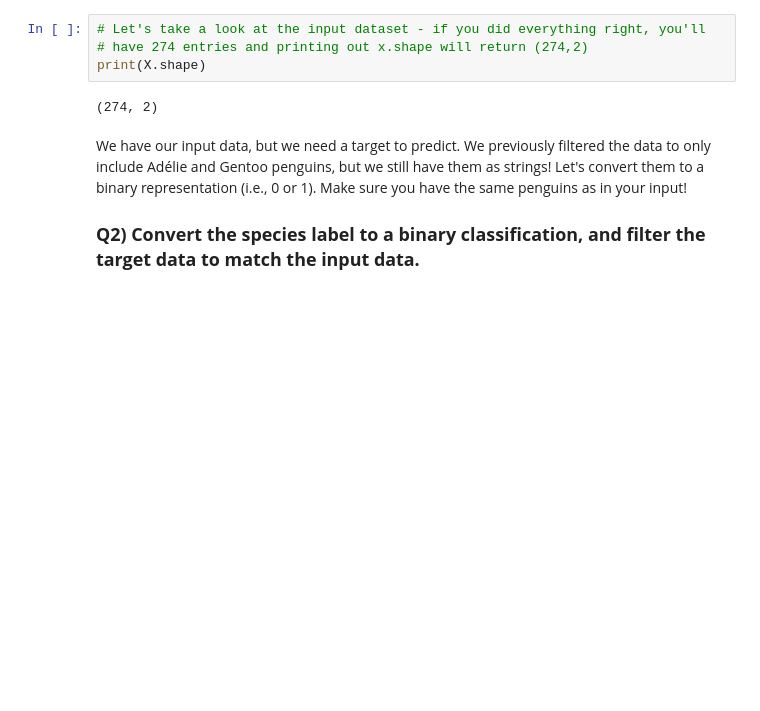
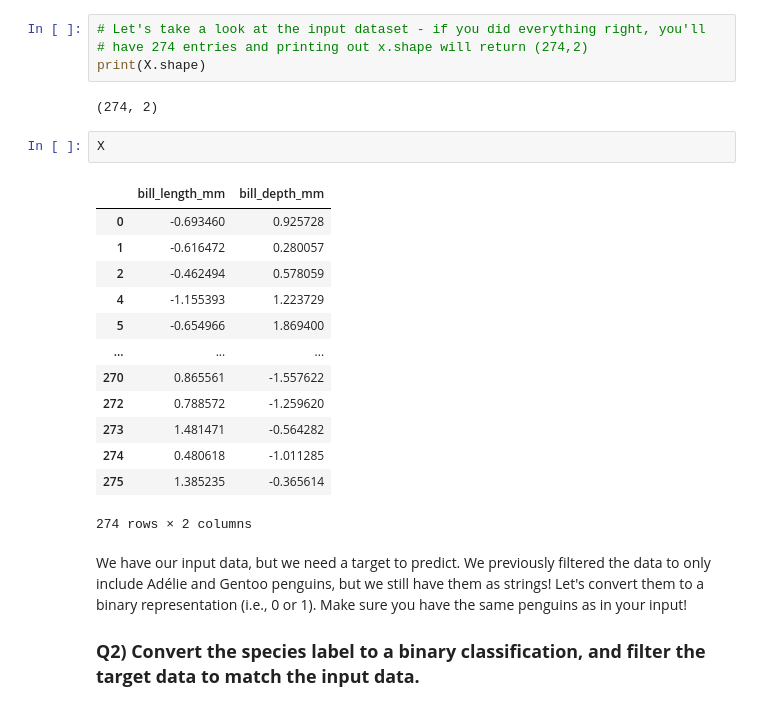
Before and after one commit to MaxHenk/2022_ML_EES, a Jupyter notebook: Labs/S1_2_Training_Models.ipynb, the cells around one changed output. Cells and saved outputs as stored; diff of their text form; blank space fills up the shorter version.

```diff
--- a/Labs/S1_2_Training_Models.ipynb
+++ b/Labs/S1_2_Training_Models.ipynb
@@ -175,6 +175,22 @@ X = (X - X.mean())/X.std()
 print(X.shape)
 # %% [output]
 (274, 2)
+# %%
+X
+# %% [output]
+|  | bill_length_mm | bill_depth_mm |
+| 0 | -0.693460 | 0.925728 |
+| 1 | -0.616472 | 0.280057 |
+| 2 | -0.462494 | 0.578059 |
+| 4 | -1.155393 | 1.223729 |
+| 5 | -0.654966 | 1.869400 |
+| ... | ... | ... |
+| 270 | 0.865561 | -1.557622 |
+| 272 | 0.788572 | -1.259620 |
+| 273 | 1.481471 | -0.564282 |
+| 274 | 0.480618 | -1.011285 |
+| 275 | 1.385235 | -0.365614 |
+274 rows × 2 columns
 # %% [markdown]
 We have our input data, but we need a target to predict. We previously filtered the data to only include Adélie and Gentoo penguins, but we still have them as strings! Let's convert them to a binary representation (i.e., 0 or 1). Make sure you have the same penguins as in your input!
 
```
Also changed, not shown: parts of 11 cells of this notebook.
